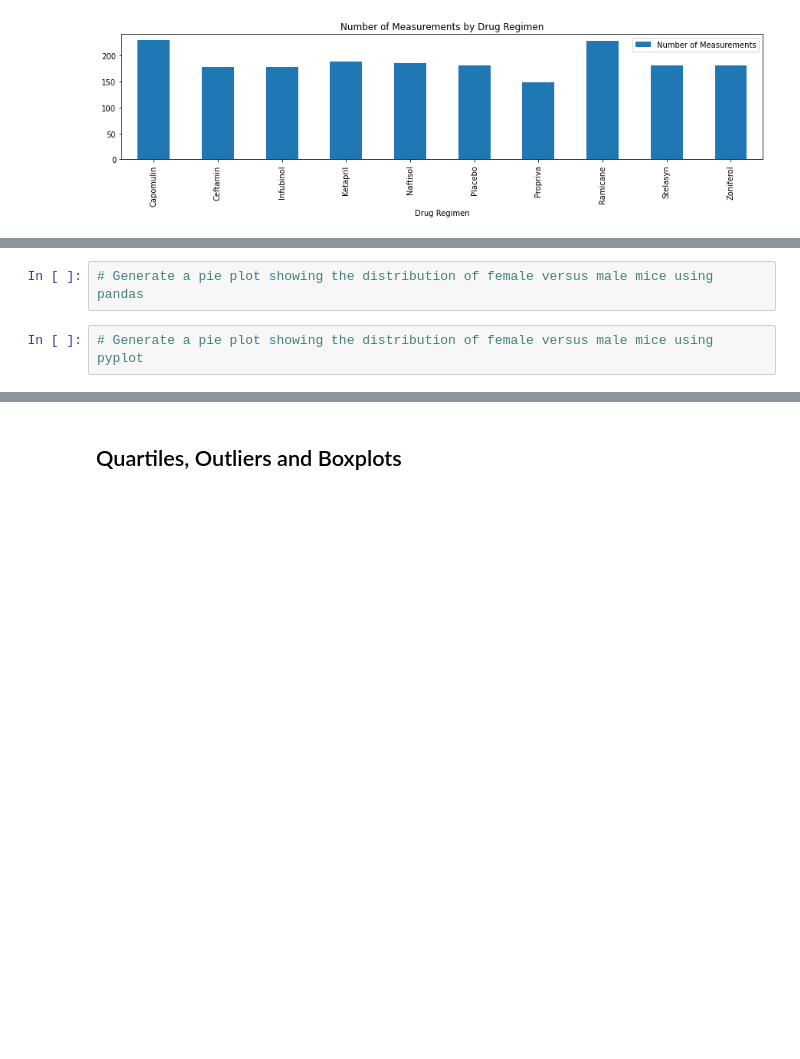
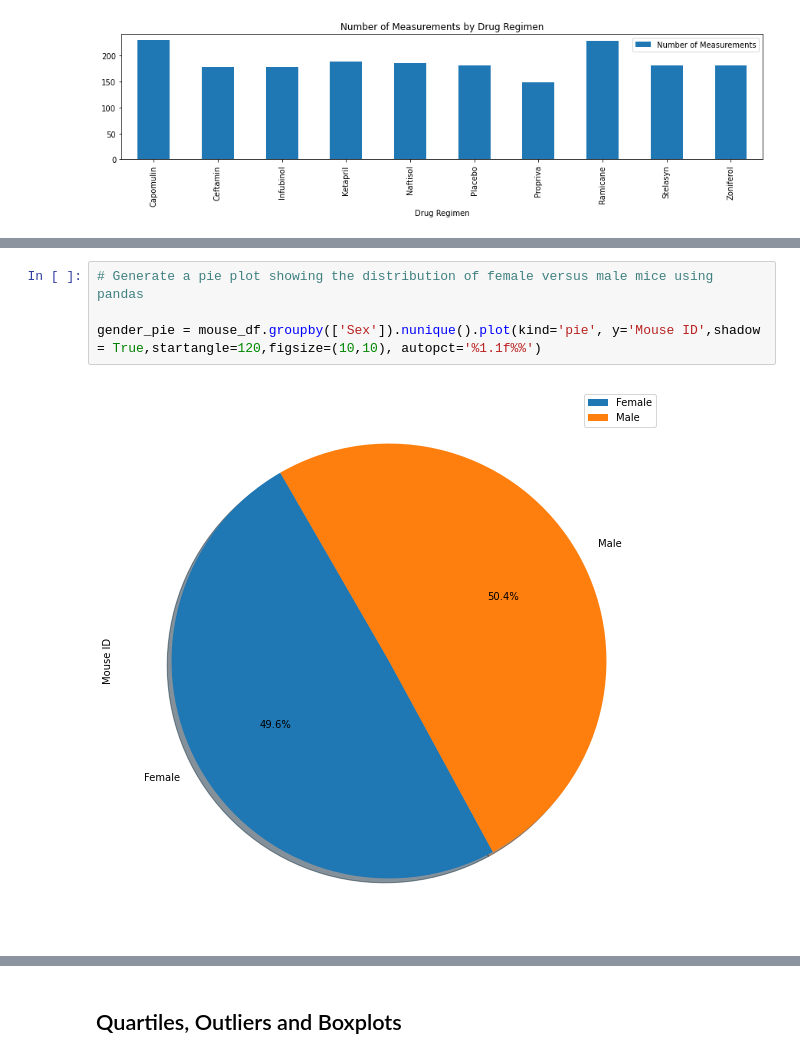
Before and after one commit to rsimeonoglou/matplotlib-challenge, a Jupyter notebook: Pymaceuticals/pymaceuticals_starter.ipynb, the cells around one changed output, grey strips where cells are left out. Saved outputs shown, nothing was run; the diff lists cells and outputs as text; blank space fills up the shorter version.

```diff
--- a/Pymaceuticals/pymaceuticals_starter.ipynb
+++ b/Pymaceuticals/pymaceuticals_starter.ipynb
@@ -159,4 +160,6 @@ plt.legend(loc="best")
 # %%
 # Generate a pie plot showing the distribution of female versus male mice using pandas
+
+gender_pie = mouse_df.groupby(['Sex']).nunique().plot(kind='pie', y='Mouse ID',shadow = True,startangle=120,figsize=(10,10), autopct='%1.1f%%')
+# %% [output]
+[figure, added]
-# %%
-# Generate a pie plot showing the distribution of female versus male mice using pyplot
```
Also changed, not shown: parts of 2 cells of this notebook.
